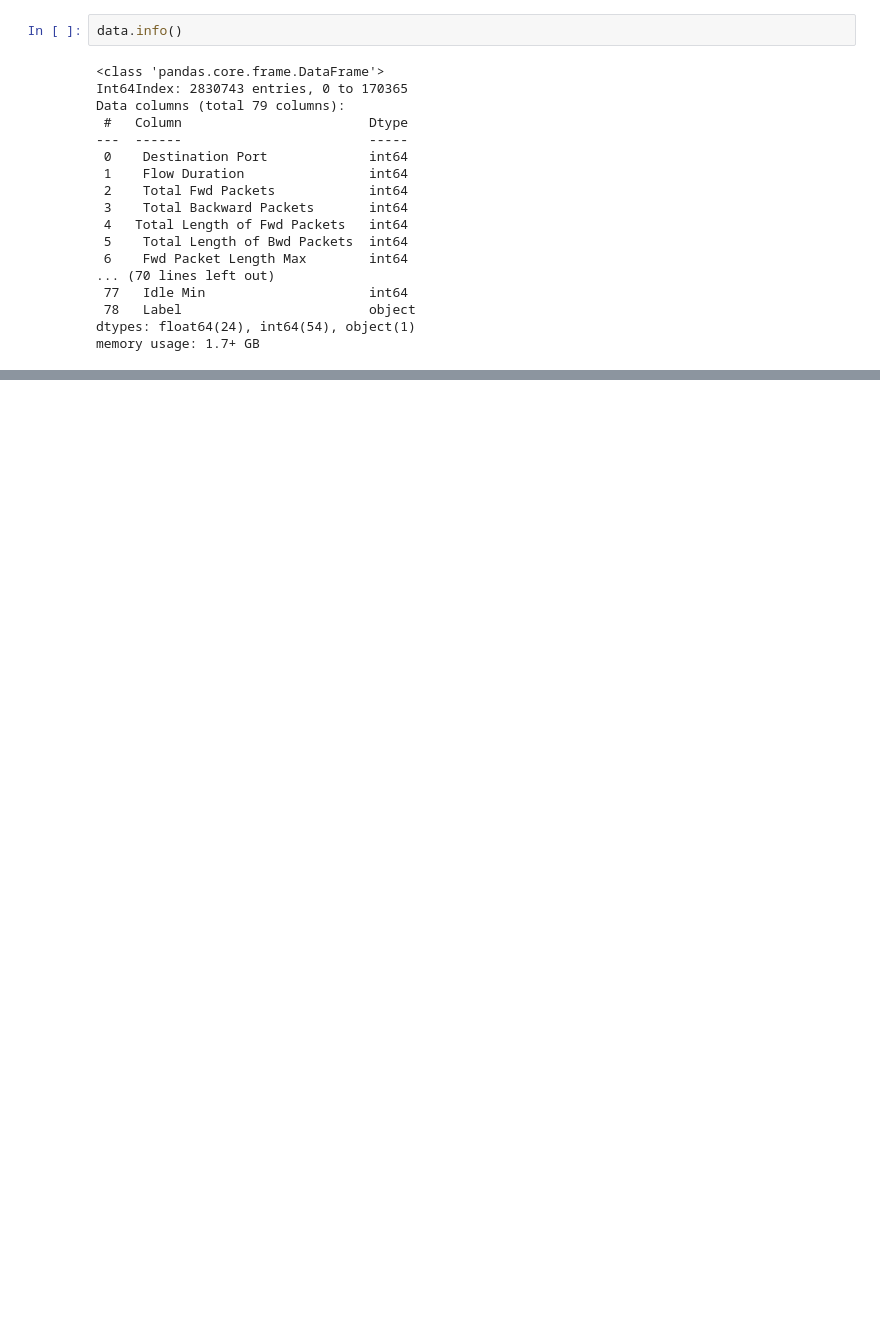
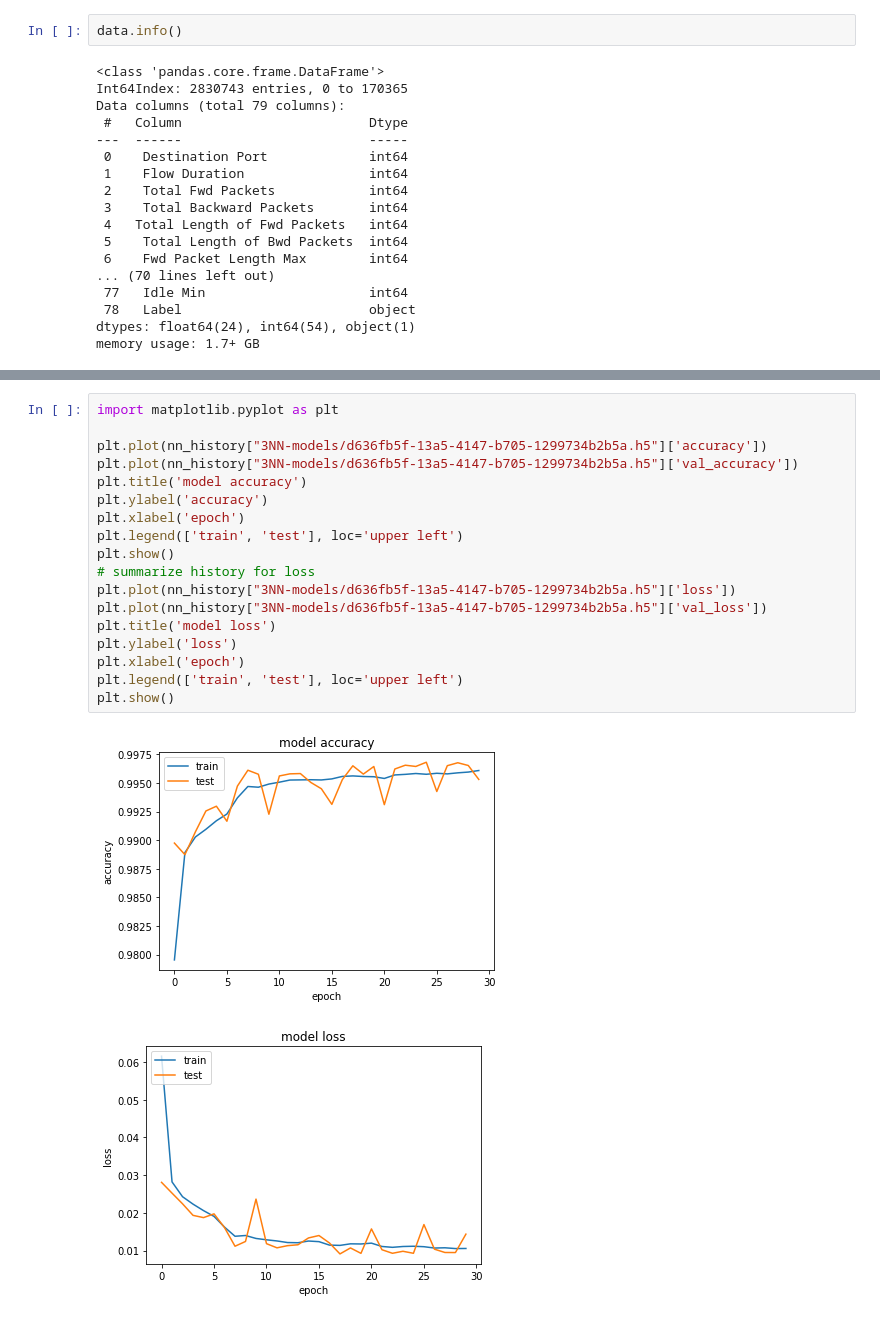
Before and after one commit to lucas8k/CIC-IDS2017-Intrusion-Detection-CNN, a Jupyter notebook: intrusion-detection.ipynb, the cells around one changed output, grey strips where cells are left out. Saved outputs shown, nothing was run; the diff lists cells and outputs as text; blank space fills up the shorter version.

```diff
--- a/intrusion-detection.ipynb
+++ b/intrusion-detection.ipynb
@@ -113,0 +345,21 @@ Name:  Label, dtype: float64
+# %%
+import matplotlib.pyplot as plt
+
+plt.plot(nn_history["3NN-models/d636fb5f-13a5-4147-b705-1299734b2b5a.h5"]['accuracy'])
+plt.plot(nn_history["3NN-models/d636fb5f-13a5-4147-b705-1299734b2b5a.h5"]['val_accuracy'])
+plt.title('model accuracy')
+plt.ylabel('accuracy')
+plt.xlabel('epoch')
+plt.legend(['train', 'test'], loc='upper left')
+plt.show()
+# summarize history for loss
+plt.plot(nn_history["3NN-models/d636fb5f-13a5-4147-b705-1299734b2b5a.h5"]['loss'])
+plt.plot(nn_history["3NN-models/d636fb5f-13a5-4147-b705-1299734b2b5a.h5"]['val_loss'])
+plt.title('model loss')
+plt.ylabel('loss')
+plt.xlabel('epoch')
+plt.legend(['train', 'test'], loc='upper left')
+plt.show()
+# %% [output]
+[figure, added]
+[figure, added]
```
Also changed, not shown: parts of 28 cells of this notebook.
